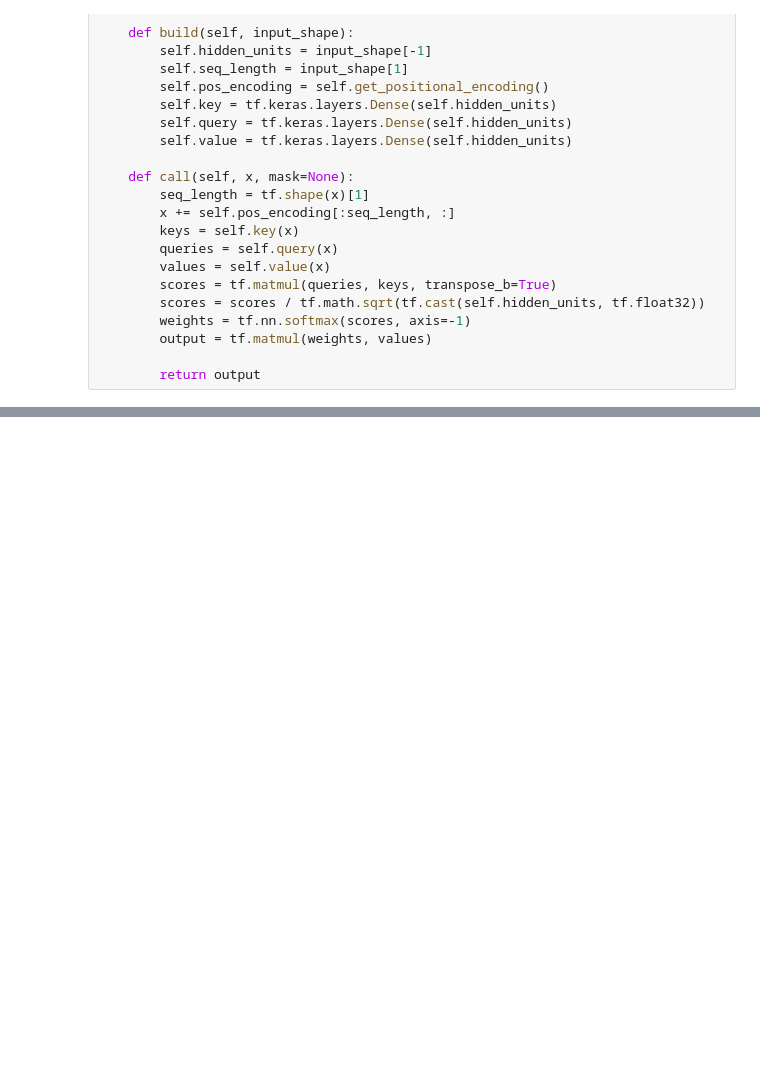
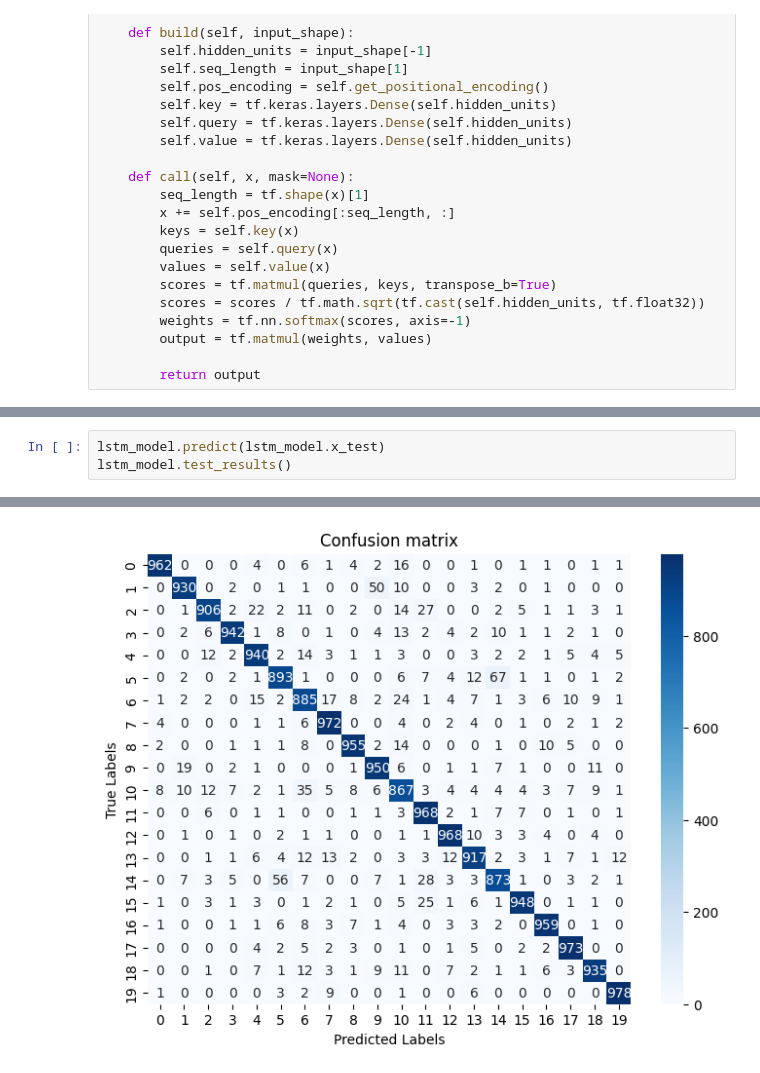
Before and after one commit to Fortuz/DrawRecognition, a Jupyter notebook: draw_recog.ipynb, the cells around one changed output, grey strips where cells are left out. Drawn from its saved outputs; the diff is of its cells as text; blank space fills up the shorter version.

```diff
--- a/draw_recog.ipynb
+++ b/draw_recog.ipynb
@@ -498,0 +470,4 @@ pineapple
+# %%
+lstm_model.predict(lstm_model.x_test)
+lstm_model.test_results()
+# %% [output]
@@ -498,0 +476 @@ pineapple
+[figure, added]
```
Also changed, not shown: parts of 56 cells of this notebook.
